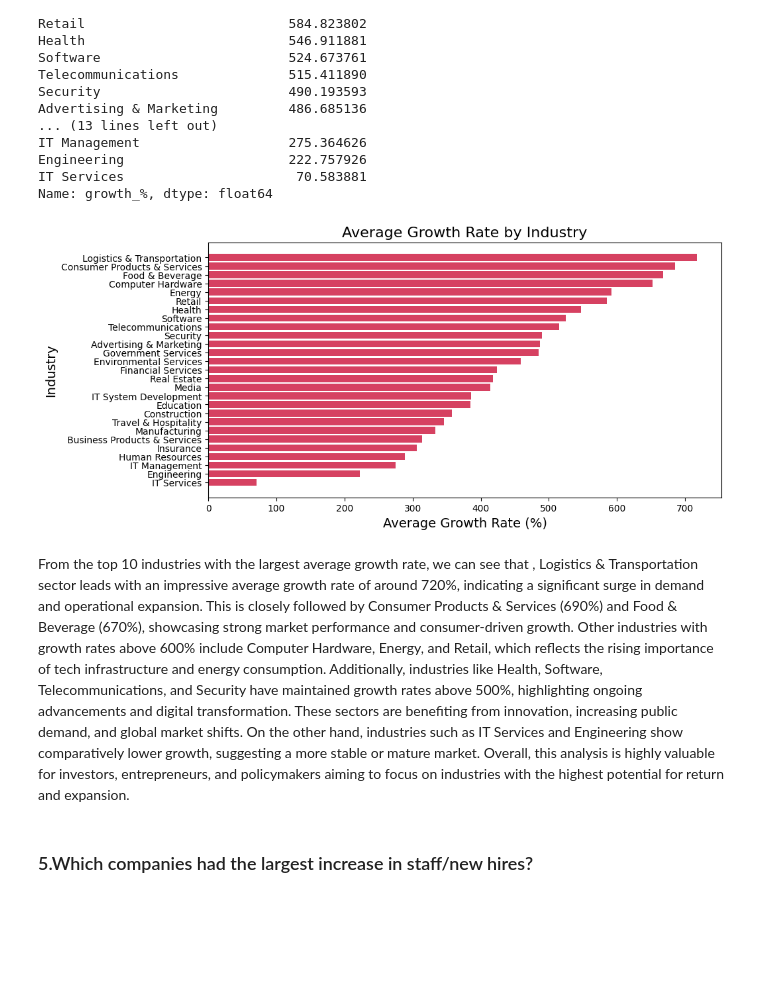
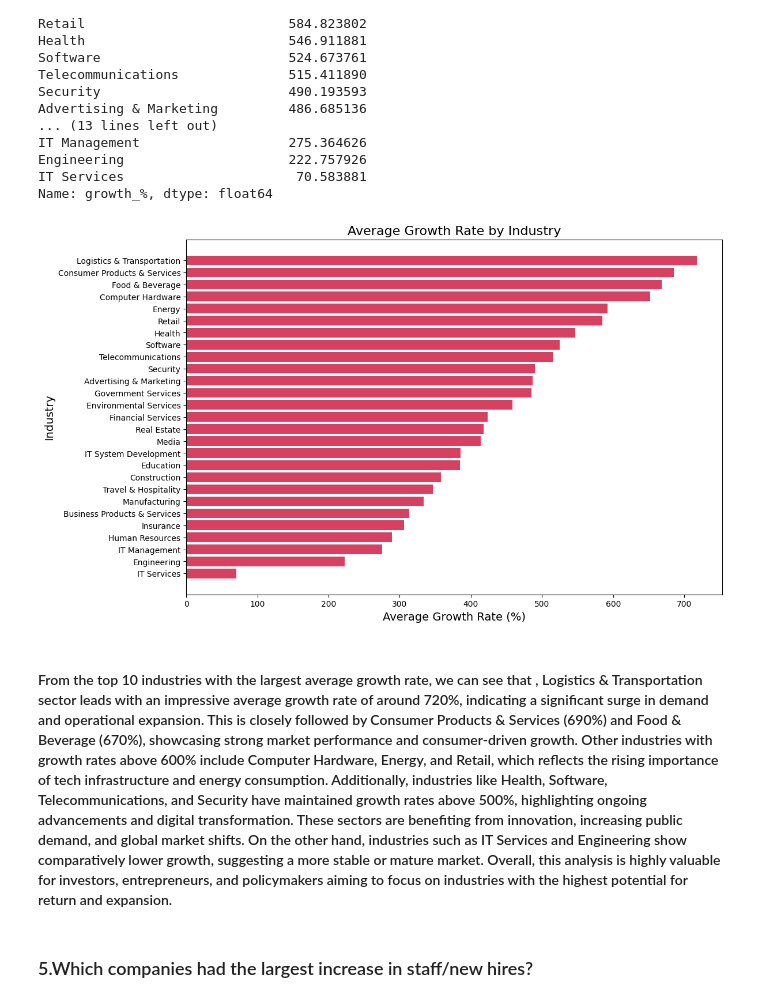
Before and after one commit to vaishu-08/Inc_5000_companies, a Jupyter notebook: inc-5000-companies-1.ipynb, the cells around one changed output. Drawn from its saved outputs; the diff is of its cells as text; code cells hidden in the pictures; blank space fills up the shorter version.

```diff
--- a/inc-5000-companies-1.ipynb
+++ b/inc-5000-companies-1.ipynb
@@ -404,16 +429,16 @@ Name: growth_%, dtype: float64
 # %%
 industry_growth = df.groupby('industry')['growth_%'].mean().sort_values()
 
-plt.figure(figsize=(10,5))
+plt.figure(figsize=(12,8))
 plt.barh(industry_growth.index, industry_growth.values , color = '#d64161')
 plt.title('Average Growth Rate by Industry', fontsize=16)
 plt.xlabel('Average Growth Rate (%)', fontsize=14)
 plt.ylabel('Industry', fontsize=14)
 plt.show()
 # %% [output]
-[figure, old version]
+[figure, new version]
 # %% [markdown]
-From the top 10 industries with the largest average growth rate, we can see that , Logistics & Transportation sector leads with an impressive average growth rate of around 720%, indicating a significant surge in demand and operational expansion. This is closely followed by Consumer Products & Services (690%) and Food & Beverage (670%), showcasing strong market performance and consumer-driven growth. Other industries with growth rates above 600% include Computer Hardware, Energy, and Retail, which reflects the rising importance of tech infrastructure and energy consumption. Additionally, industries like Health, Software, Telecommunications, and Security have maintained growth rates above 500%, highlighting ongoing advancements and digital transformation. These sectors are benefiting from innovation, increasing public demand, and global market shifts. On the other hand, industries such as IT Services and Engineering show comparatively lower growth, suggesting a more stable or mature market. Overall, this analysis is highly valuable for investors, entrepreneurs, and policymakers aiming to focus on industries with the highest potential for return and expansion.
+#### From the top 10 industries with the largest average growth rate, we can see that , Logistics & Transportation sector leads with an impressive average growth rate of around 720%, indicating a significant surge in demand and operational expansion. This is closely followed by Consumer Products & Services (690%) and Food & Beverage (670%), showcasing strong market performance and consumer-driven growth. Other industries with growth rates above 600% include Computer Hardware, Energy, and Retail, which reflects the rising importance of tech infrastructure and energy consumption. Additionally, industries like Health, Software, Telecommunications, and Security have maintained growth rates above 500%, highlighting ongoing advancements and digital transformation. These sectors are benefiting from innovation, increasing public demand, and global market shifts. On the other hand, industries such as IT Services and Engineering show comparatively lower growth, suggesting a more stable or mature market. Overall, this analysis is highly valuable for investors, entrepreneurs, and policymakers aiming to focus on industries with the highest potential for return and expansion.
 # %% [markdown]
 ### 5.Which companies had the largest increase in staff/new hires?
 # %%
```
Also changed, not shown: parts of 17 cells of this notebook.
